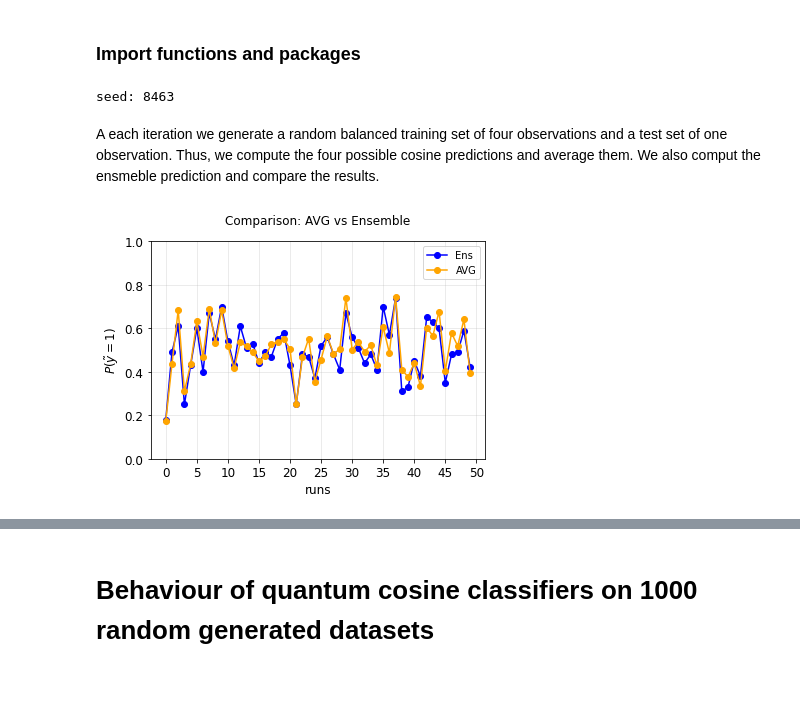
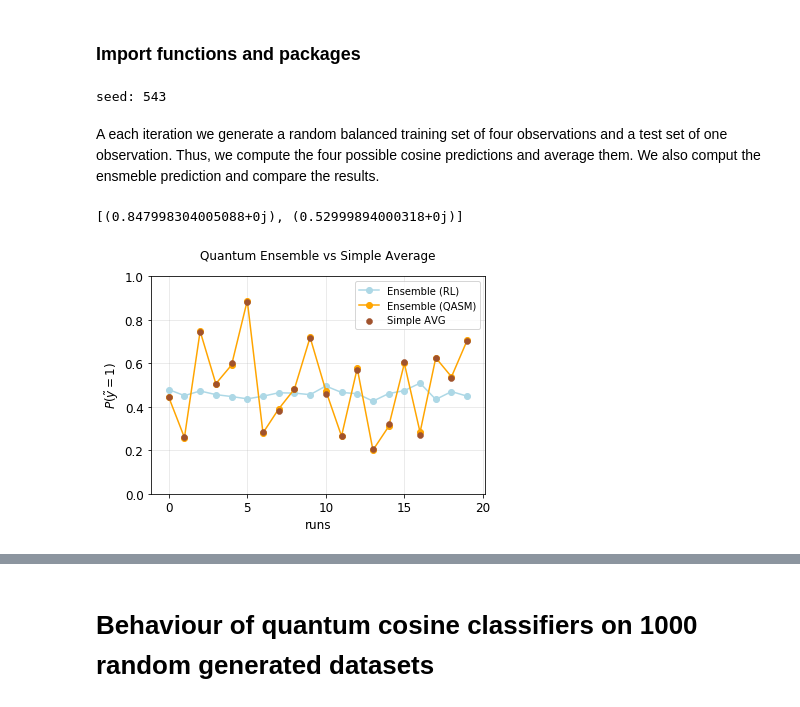
Before and after one commit to amacaluso/Quantum-Ensemble-for-Classification, a Jupyter notebook: notebooks/multiple_experiments.ipynb, the cells around one changed output, grey strips where cells are left out. Cells and saved outputs as stored; diff of their text form; code cells hidden in the pictures.

Commit message:
Final results ok. viz results to fix with legend for section Performance of Quantum Ensemble

```diff
--- a/notebooks/multiple_experiments.ipynb
+++ b/notebooks/multiple_experiments.ipynb
@@ -10,17 +10,13 @@ sys.path.insert(1, '../')
 from Utils import *
 from modeling import *
 
-seed = random.randint(1, 10000)
-np.random.seed(seed)
+seed = 543
 print('seed:', seed)
 
-n_shots = 100
-p1_avg = []
-p1_ens = []
-
-N_runs = 50
+n_shots = 8192
+N_runs = 20
 # %% [output]
-seed: 8463
+seed: 543
 # %%
 y_labels =[[0,1], [1,0]]
 # %% [markdown]
@@ -81,3 +81,8 @@ for run in np.arange(N_runs):
 
     p1_avg.append(r_avg[1])
     p1_ens.append(r_ens[1])
+# %%
+IBMQ.load_account()
+provider = IBMQ.get_provider(hub='ibm-q')
+provider.backends()
+backend = provider.get_backend('ibmq_16_melbourne')
@@ -83,0 +121,18 @@ for run in np.arange(N_runs):
+# %%
+x_test
+# %% [output]
+[(0.847998304005088+0j), (0.52999894000318+0j)]
+# %%
+qc = ensemble_fixed_U(X_data, Y_data, x_test)
+qc = transpile(qc, basis_gates = ['u1', 'u2', 'u3', 'cx'], optimization_level=3)
+
+job = execute(qc, backend, shots = n_shots)
+results = job.result()
+r_ens_rl = results.get_counts(qc)
+
+r_ens_rl = retrieve_proba(r_ens_rl)
+p1_ens_real.append(r_ens_rl[1])
+# %%
+vector_real.append(r_ens_rl[1])
+# %%
+p1_ens_real = vector_real
@@ -84,16 +143,17 @@ for run in np.arange(N_runs):
 # %%
-plt.plot(np.arange(N_runs), p1_ens, marker='o', color='blue', label='Ens')
-plt.plot(np.arange(N_runs), p1_avg, marker='o', color='orange', label = 'AVG')
-plt.title('Comparison: AVG vs Ensemble', size=12).set_position([.5, 1.05])
+plt.plot(np.arange(N_runs), p1_ens_real, marker='o', color='lightblue', label='Ensemble (RL)')
+plt.plot(np.arange(N_runs), p1_ens, marker='o', color='orange', label = 'Ensemble (QASM)')
+plt.scatter(np.arange(N_runs), p1_avg, label='Simple AVG', color='sienna', zorder=3, linewidth=.5)
+plt.title('Quantum Ensemble vs Simple Average', size=12).set_position([.5, 1.05])
 plt.xlabel('runs', size=12)
 plt.ylabel(r'$P(\tilde{y}=1)$', size =12)
 plt.xticks(np.arange(0, N_runs+1, 5), size = 12)
 plt.yticks([0.0, 0.2, 0.4, 0.6, 0.8, 1.0], size = 12)
 plt.ylim(0,1)
 plt.grid(alpha=.3)
 plt.legend()
 plt.savefig('output/multi_run_fixed.png', dpi = 300)
 # %% [output]
-[figure, old version]
+[figure, new version]
 # %%
 ttest_ind(p1_ens, p1_avg)
```
Also changed, not shown: parts of 6 cells of this notebook, 5 other files.
